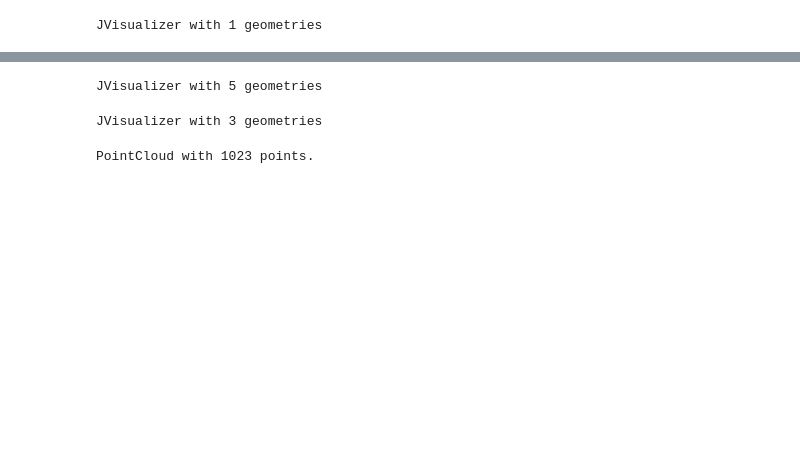
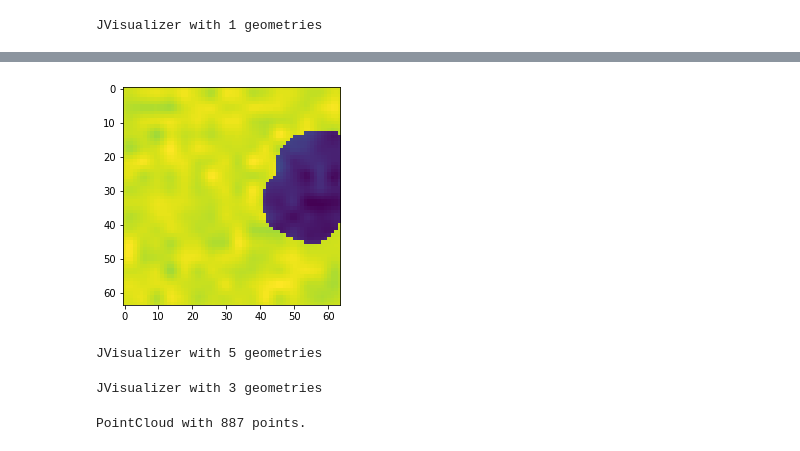
Before and after one commit to ishikaalunawat/NeuGrasp-Net, a Jupyter notebook: scripts/rendering/grasp_render.ipynb, the cells around one changed output, grey strips where cells are left out. Saved outputs shown, nothing was run; the diff lists cells and outputs as text; code cells hidden in the pictures; blank space fills up the shorter version.

```diff
--- a/scripts/rendering/grasp_render.ipynb
+++ b/scripts/rendering/grasp_render.ipynb
@@ -165,25 +169,27 @@ plt.imshow(depth_img)
 # %%
 ## Do the same for the other cameras
 if three_cameras:
     ## Move camera to finger offset frame
     fingers_center =  (grasp_tf @ np.array([[sim.gripper.finger_depth/2.0],[0],[0],[1.]]))[:3].squeeze()
     left_finger_offset_pos  =  (grasp_tf @ np.array([[sim.gripper.finger_depth/2.0],[ (dist_from_finger + sim.gripper.max_opening_width/2.0)],[0],[1.]]))[:3].squeeze()
     right_finger_offset_pos =  (grasp_tf @ np.array([[sim.gripper.finger_depth/2.0],[-(dist_from_finger + sim.gripper.max_opening_width/2.0)],[0],[1.]]))[:3].squeeze()
 
     # Unfortunately the bullet renderer uses the OpenGL format so we have to use yet another extrinsic
     left_finger_extrinsic_bullet  = Transform.look_at(eye=left_finger_offset_pos,  center=fingers_center, up=grasp_up_axis)
     right_finger_extrinsic_bullet = Transform.look_at(eye=right_finger_offset_pos, center=fingers_center, up=grasp_up_axis)
 
     ## render image
     left_finger_depth_img  = finger_camera.render(left_finger_extrinsic_bullet )[1]
     right_finger_depth_img = finger_camera.render(right_finger_extrinsic_bullet)[1]
     # Optional: Add some dex noise like GIGA
     if add_noise:
-        left_finger_depth_img = apply_noise(left_finger_depth_img, noise_type='dex')
-        right_finger_depth_img = apply_noise(right_finger_depth_img, noise_type='dex')
+        left_finger_depth_img = apply_noise(left_finger_depth_img, noise_type=noise_type, gp_rate=gp_rate)
+        right_finger_depth_img = apply_noise(right_finger_depth_img, noise_type=noise_type, gp_rate=gp_rate)
     # Viz
-    # plt.imshow(left_finger_depth_img)
-    # plt.imshow(right_finger_depth_img)
+    plt.imshow(left_finger_depth_img)
+    plt.imshow(right_finger_depth_img)
+# %% [output]
+[figure, added]
 # %%
 # ## Convert to point cloud (TODO: Do this yourself with filtering)
 # camera_mat_o3d = o3d.camera.PinholeCameraIntrinsic(128, 128, intrinsic.K[0,0], intrinsic.K[1,1], intrinsic.K[0,2], intrinsic.K[1,2])
@@ -290,8 +296,16 @@ JVisualizer with 5 geometries
 # %%
 # Combine and downsample surface point cloud
 combined_world_points = np.hstack((p_world, left_p_world, right_p_world))
+# filter points that are too far away
+combined_world_points_local = np.linalg.inv(grasp_tf) @ combined_world_points
+inval_mask = combined_world_points_local[0,:] > (max_measured_dist - dist_from_gripper) # too far X
+inval_mask = inval_mask | (combined_world_points_local[0,:] < -dist_from_gripper)       # too close X
+inval_mask = inval_mask | (combined_world_points_local[2,:] >  height_max_dist)         # too far Z
+inval_mask = inval_mask | (combined_world_points_local[2,:] < -height_max_dist)         # too close Z
+combined_world_points_filt = combined_world_points[:, ~inval_mask]
+
 combined_pc = o3d.geometry.PointCloud()
-combined_pc.points = o3d.utility.Vector3dVector(combined_world_points[:3,:].T)
+combined_pc.points = o3d.utility.Vector3dVector(combined_world_points_filt[:3,:].T)
 
 down_combined_pc = combined_pc.voxel_down_sample(voxel_size=voxel_downsample_size)
 # If more than max points, uniformly sample
@@ -308,4 +322,4 @@ visualizer2.show()
 down_combined_pc
 # %% [output]
 JVisualizer with 3 geometries
-PointCloud with 1023 points.
+PointCloud with 887 points.
```
Also changed, not shown: parts of 6 cells of this notebook, 4 other files.
